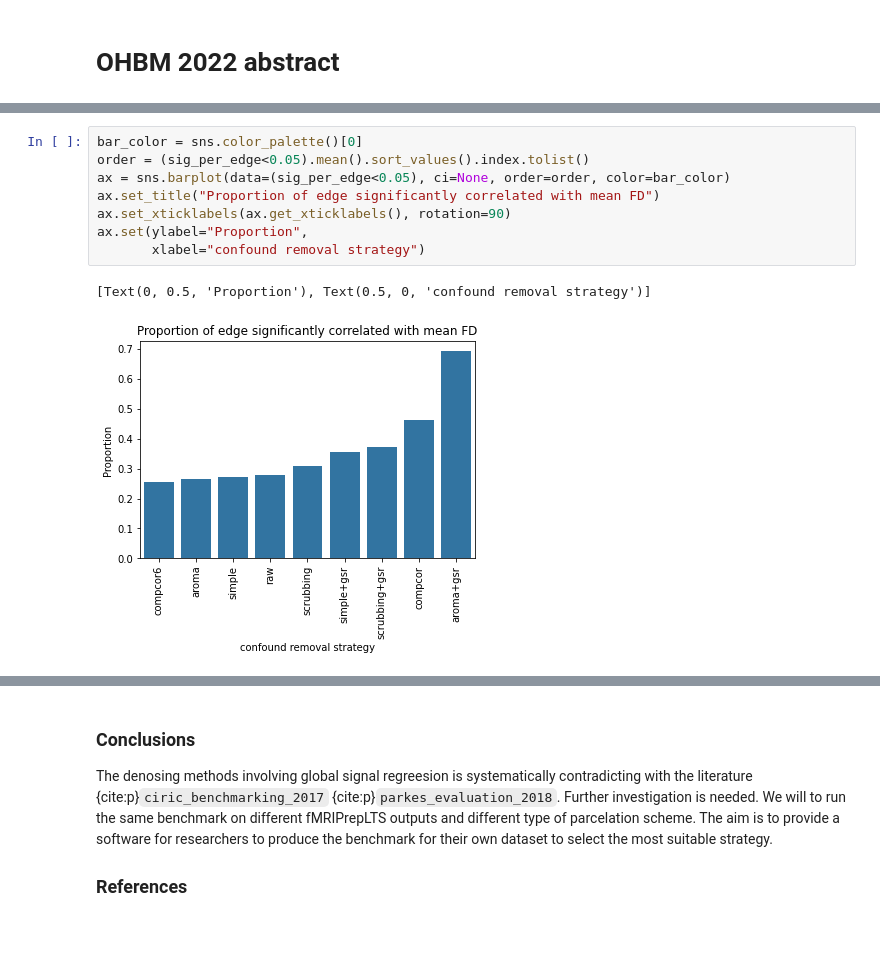
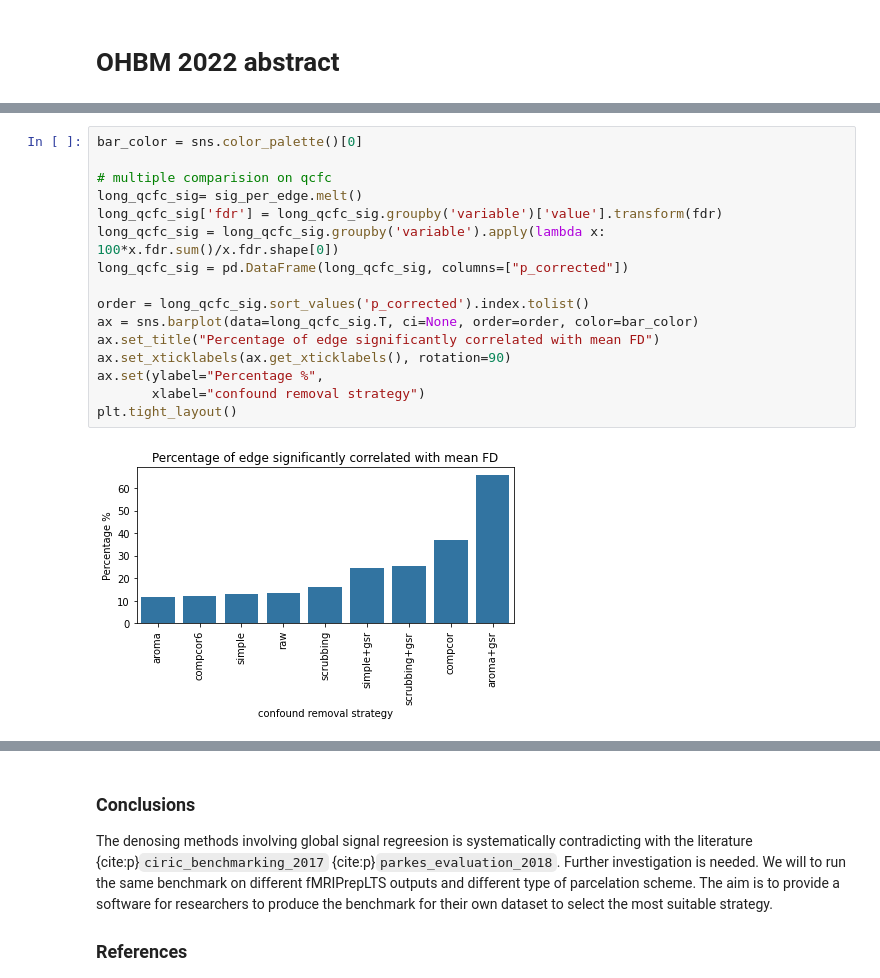
Before and after one commit to SIMEXP/fmriprep-denoise-benchmark, a Jupyter notebook: _sources/ohbm2022abstract.ipynb, the cells around one changed output, grey strips where cells are left out. Drawn from its saved outputs; the diff is of its cells as text; blank space fills up the shorter version.

```diff
--- a/_sources/ohbm2022abstract.ipynb
+++ b/_sources/ohbm2022abstract.ipynb
@@ -96,12 +98,19 @@ Code and processed data to reproduce the current analysis can be found on [githu
 # %%
 bar_color = sns.color_palette()[0]
-order = (sig_per_edge<0.05).mean().sort_values().index.tolist()
-ax = sns.barplot(data=(sig_per_edge<0.05), ci=None, order=order, color=bar_color)
-ax.set_title("Proportion of edge significantly correlated with mean FD")
+
+# multiple comparision on qcfc
+long_qcfc_sig= sig_per_edge.melt()
+long_qcfc_sig['fdr'] = long_qcfc_sig.groupby('variable')['value'].transform(fdr)
+long_qcfc_sig = long_qcfc_sig.groupby('variable').apply(lambda x: 100*x.fdr.sum()/x.fdr.shape[0])
+long_qcfc_sig = pd.DataFrame(long_qcfc_sig, columns=["p_corrected"])
+
+order = long_qcfc_sig.sort_values('p_corrected').index.tolist()
+ax = sns.barplot(data=long_qcfc_sig.T, ci=None, order=order, color=bar_color)
+ax.set_title("Percentage of edge significantly correlated with mean FD")
 ax.set_xticklabels(ax.get_xticklabels(), rotation=90)
-ax.set(ylabel="Proportion",
+ax.set(ylabel="Percentage %",
        xlabel="confound removal strategy")
+plt.tight_layout()
 # %% [output]
-[Text(0, 0.5, 'Proportion'), Text(0.5, 0, 'confound removal strategy')]
-[figure, old version]
+[figure, new version]
 # %%
```
Also changed, not shown: parts of 5 cells of this notebook, 9 other files.
